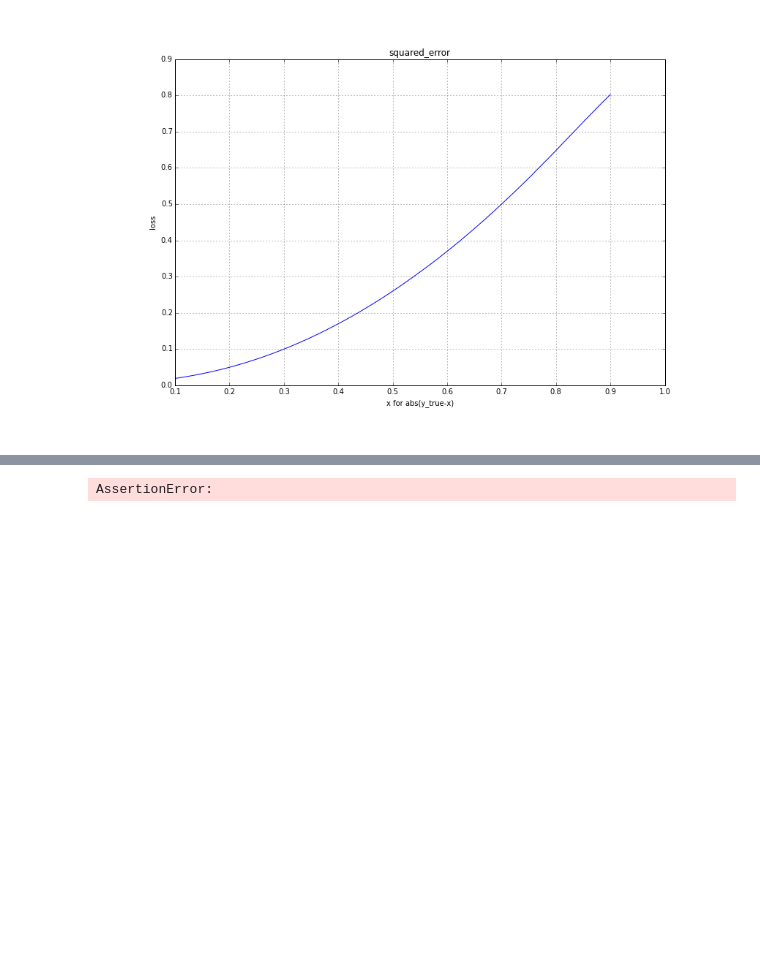
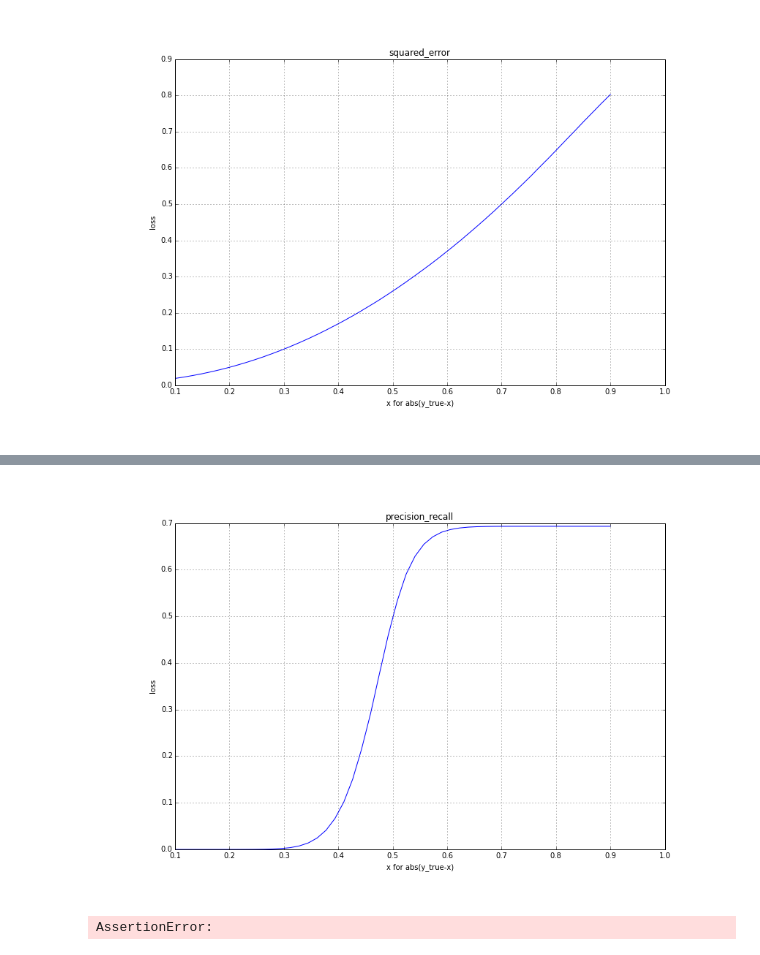
Before and after one commit to jonathanstrong/tmetrics, a Jupyter notebook: visualize.ipynb, the cells around one changed output, grey strips where cells are left out. Cells and saved outputs as stored; diff of their text form; code cells hidden in the pictures; blank space fills up the shorter version.

```diff
--- a/visualize.ipynb
+++ b/visualize.ipynb
@@ -329,3 +319,7 @@ plot_python_probabalistic_loss(f_sqe, 'squared_error')
+# %%
+plot_python_probabalistic_loss(precision_recall, 'precision_recall', lower_bound=.1, upper_bound=.9)
+# %% [output]
+[figure, added]
 # %%
 import lasagne
 yt = T.imatrix('yt')
```
Also changed, not shown: parts of 5 cells of this notebook, 1 other file.
